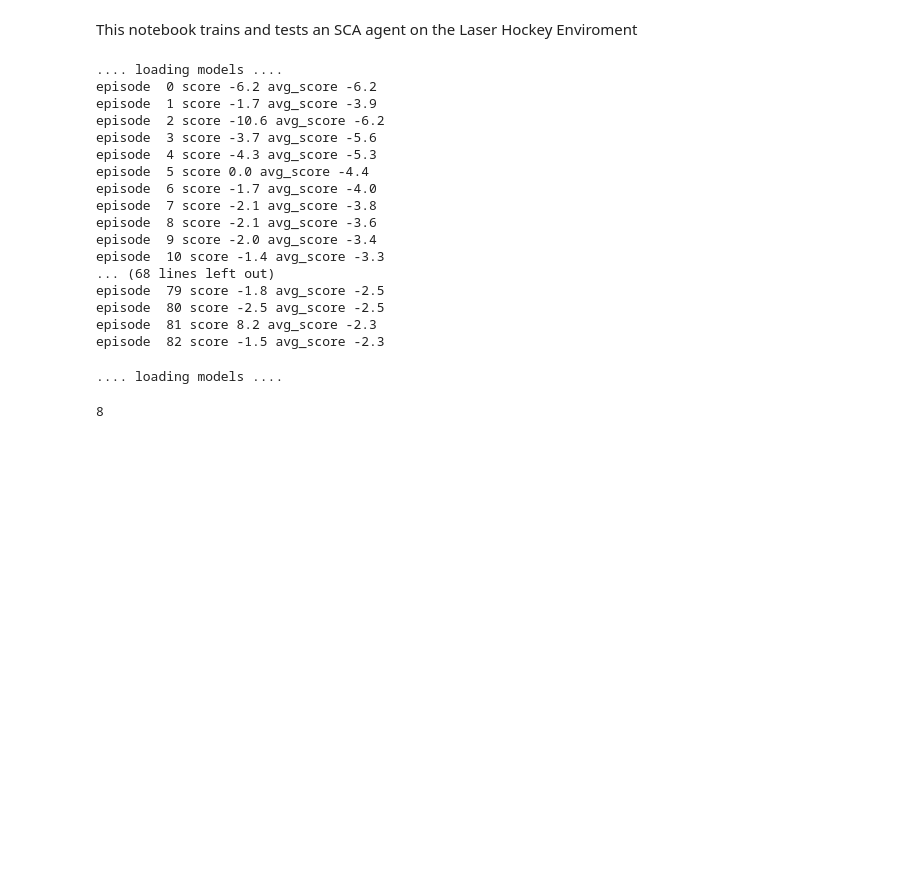
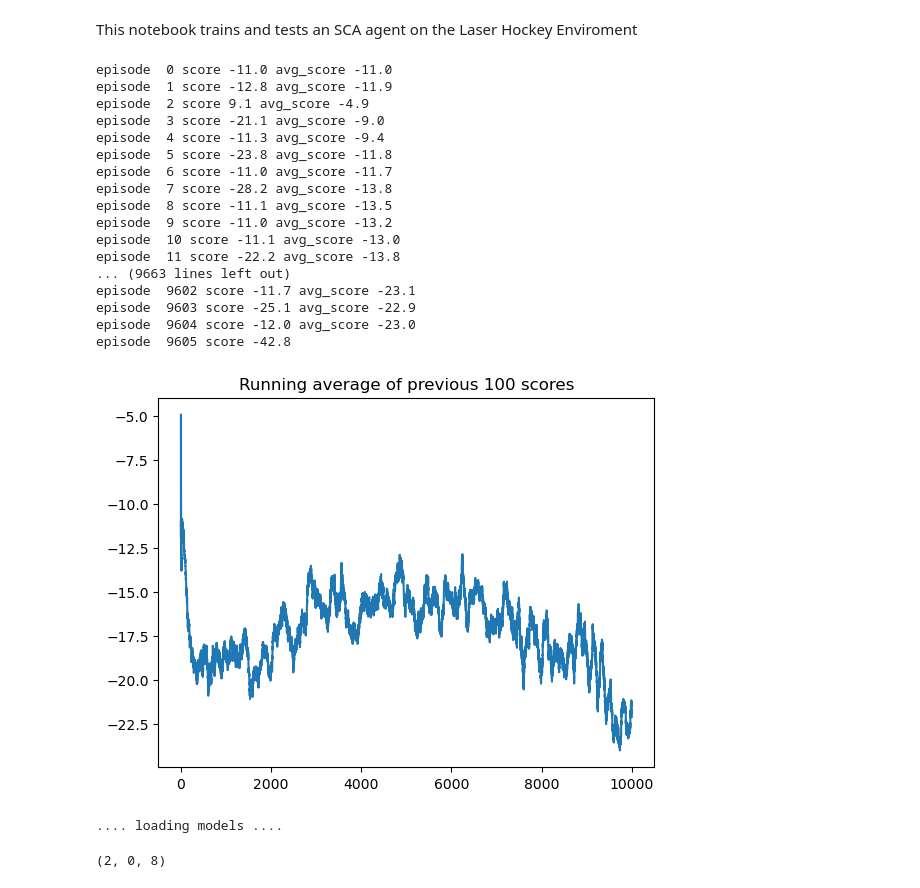
Before and after one commit to emilbreustedt/RL-Hockey, a Jupyter notebook: SAC.ipynb, the cells around one changed output. Saved outputs shown, nothing was run; the diff lists cells and outputs as text; code cells hidden in the pictures; blank space fills up the shorter version.

```diff
--- a/SAC.ipynb
+++ b/SAC.ipynb
@@ -10,10 +10,9 @@ import matplotlib.pyplot as plt
 # from gym import wrappers
 # %%
 # Global variables
-train_games = 200
-test_games = 100
-change_mode_after = 100
-load_checkpoint = True
+train_games = 10000 # 720/34min
+test_games = 10
+load_checkpoint = False
 train = True
 # render testing
 render = False
@@ -23,11 +22,14 @@ np.set_printoptions(suppress=True)
 reload(h_env)
 
 # get enviroment
-env = h_env.HockeyEnv(mode=h_env.HockeyEnv.TRAIN_DEFENSE)
+env = h_env.HockeyEnv(mode=h_env.HockeyEnv.NORMAL)
 
 #init agent
 agent = Agent(input_dims=env.observation_space.shape,
               env=env,
+              alpha = 0.0005,
+              beta = 0.0005,
+              gamma = 1,
               n_actions=int(env.action_space.shape[0]/2))
 
 # and oponent
@@ -60,53 +62,56 @@ if train:
         observation, info = env.reset()
         obs_opponent = env.obs_agent_two()
 
         done = False
         score = 0
 
         while not done:
             action1 = agent.act(observation)
             action2 = opponent.act(obs_opponent)
-
+            # print(action1, action2)
             observation_, reward, done, _, info = env.step(np.hstack([action1,action2]))
+            # reward = sum(info.values())
             score += reward
             agent.remember(observation, action1, reward, observation_, done)
 
             # learn after buffer is filled
-            if i > 20:
+            if i > 50:
                 agent.learn()
 
             obs_opponent = env.obs_agent_two()
             observation = observation_
 
         score_history.append(score)
         avg_score = np.mean(score_history[-100:])
 
-        if avg_score > best_score and i > 100:
+        # remember best model after initial fluctuation
+        if avg_score > best_score and i > 500:
             best_score = avg_score
             agent.save_models()
 
         print('episode ', i, 'score %.1f' % score, 'avg_score %.1f' % avg_score)
 
     x = [i+1 for i in range(train_games)]
     plot_learning_curve(x, score_history, 'SCA.png')
 # %% [output]
-.... loading models ....
-episode  0 score -6.2 avg_score -6.2
-episode  1 score -1.7 avg_score -3.9
-episode  2 score -10.6 avg_score -6.2
-episode  3 score -3.7 avg_score -5.6
-episode  4 score -4.3 avg_score -5.3
-episode  5 score 0.0 avg_score -4.4
-episode  6 score -1.7 avg_score -4.0
-episode  7 score -2.1 avg_score -3.8
-episode  8 score -2.1 avg_score -3.6
-episode  9 score -2.0 avg_score -3.4
-episode  10 score -1.4 avg_score -3.3
-... (68 lines left out)
-episode  79 score -1.8 avg_score -2.5
-episode  80 score -2.5 avg_score -2.5
-episode  81 score 8.2 avg_score -2.3
-episode  82 score -1.5 avg_score -2.3
+episode  0 score -11.0 avg_score -11.0
+episode  1 score -12.8 avg_score -11.9
+episode  2 score 9.1 avg_score -4.9
+episode  3 score -21.1 avg_score -9.0
+episode  4 score -11.3 avg_score -9.4
+episode  5 score -23.8 avg_score -11.8
+episode  6 score -11.0 avg_score -11.7
+episode  7 score -28.2 avg_score -13.8
+episode  8 score -11.1 avg_score -13.5
+episode  9 score -11.0 avg_score -13.2
+episode  10 score -11.1 avg_score -13.0
+episode  11 score -22.2 avg_score -13.8
+... (9663 lines left out)
+episode  9602 score -11.7 avg_score -23.1
+episode  9603 score -25.1 avg_score -22.9
+episode  9604 score -12.0 avg_score -23.0
+episode  9605 score -42.8
+[figure, added]
 # %%
 # Testing
 
@@ -142,4 +147,4 @@ for i in range(test_games):
 wins, losses, draws
 # %% [output]
 .... loading models ....
-8
+(2, 0, 8)
```
Also changed, not shown: 2 other files.
